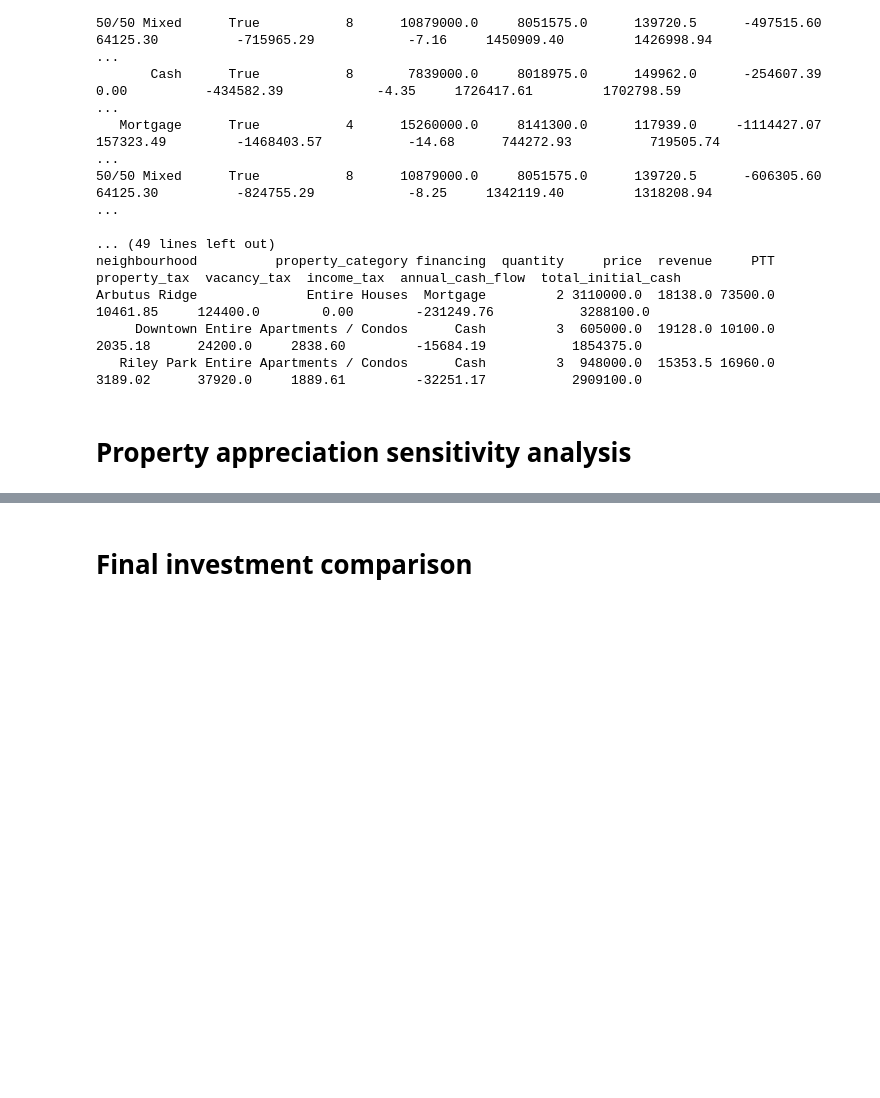
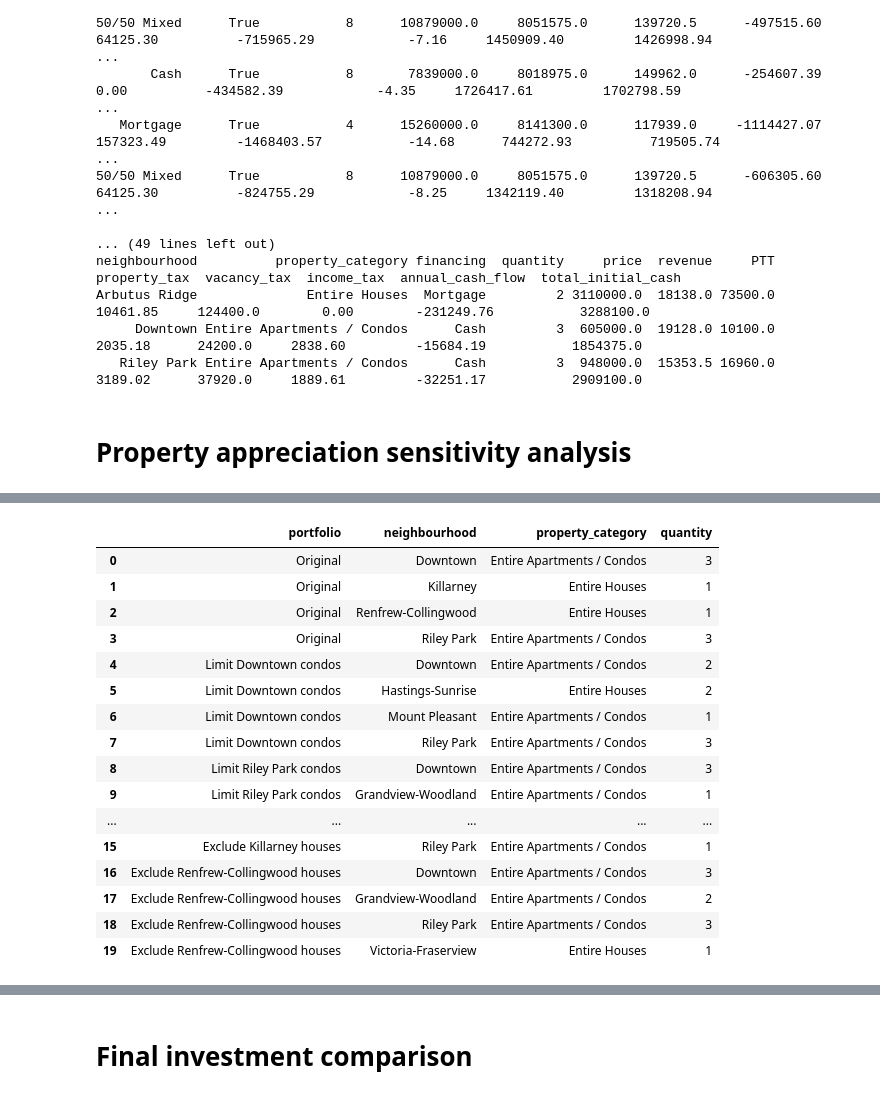
Before and after one commit to eMongoose/DSSS-DataJam-2026, a Jupyter notebook: models/model2/investment_roi.ipynb, the cells around one changed output, grey strips where cells are left out. Cells and saved outputs as stored; diff of their text form; code cells hidden in the pictures; blank space fills up the shorter version.

Commit message:
added 10 year projections, and added alternatives

```diff
--- a/models/model2/investment_roi.ipynb
+++ b/models/model2/investment_roi.ipynb
@@ -2054,0 +2078,83 @@ appreciation_results.to_csv(
+# %%
+# Compare the original portfolio with constrained alternatives
+
+city_eht, bc_svt = TAX_SCENARIOS["City EHT + BC SVT"]
+options = build_tax_options(city_eht, bc_svt)
+
+alternatives = {
+    "Original": {},
+    "Limit Downtown condos": {
+        ("Downtown", "Entire Apartments / Condos"): 2
+    },
+    "Limit Riley Park condos": {
+        ("Riley Park", "Entire Apartments / Condos"): 2
+    },
+    "Exclude Killarney houses": {
+        ("Killarney", "Entire Houses"): 0
+    },
+    "Exclude Renfrew-Collingwood houses": {
+        ("Renfrew-Collingwood", "Entire Houses"): 0
+    }
+}
+
+comparison_rows = []
+allocation_rows = []
+
+for name, caps in alternatives.items():
+
+    chosen, status = optimize_portfolio(
+        options,
+        strategy="Cash",
+        group_caps=caps
+    )
+
+    metrics = portfolio_metrics(chosen, name)
+
+    if not metrics["feasible"]:
+        print(name, ":", status)
+        continue
+
+    comparison_rows.append({
+        "portfolio": name,
+        "properties": metrics["properties"],
+        "initial_cash": metrics["initial_cash"],
+        "annual_revenue": metrics["2027_revenue"],
+        "annual_cash_flow": metrics["2027_cash_flow"],
+        "wealth_change": metrics["2027_wealth_change"],
+        "fund_roi_pct": metrics["fund_return_pct"]
+    })
+
+    allocation = chosen.copy()
+    allocation["portfolio"] = name
+    allocation_rows.append(allocation)
+
+portfolio_alternatives = pd.DataFrame(comparison_rows)
+
+alternative_allocations = pd.concat(
+    allocation_rows,
+    ignore_index=True
+)
+
+display(
+    portfolio_alternatives.sort_values(
+        "fund_roi_pct", ascending=False
+    ).round(2)
+)
+
+display(
+    alternative_allocations[
+        ["portfolio", "neighbourhood",
+         "property_category", "quantity"]
+    ]
+)
+
+portfolio_alternatives.to_csv(
+    "output/portfolio_alternatives.csv",
+    index=False
+)
+
+alternative_allocations.to_csv(
+    "output/alternative_allocations.csv",
+    index=False
+)
+# %% [output]
@@ -2054,0 +2167,17 @@ appreciation_results.to_csv(
+|  | portfolio | neighbourhood | property_category | quantity |
+| 0 | Original | Downtown | Entire Apartments / Condos | 3 |
+| 1 | Original | Killarney | Entire Houses | 1 |
+| 2 | Original | Renfrew-Collingwood | Entire Houses | 1 |
+| 3 | Original | Riley Park | Entire Apartments / Condos | 3 |
+| 4 | Limit Downtown condos | Downtown | Entire Apartments / Condos | 2 |
+| 5 | Limit Downtown condos | Hastings-Sunrise | Entire Houses | 2 |
+| 6 | Limit Downtown condos | Mount Pleasant | Entire Apartments / Condos | 1 |
+| 7 | Limit Downtown condos | Riley Park | Entire Apartments / Condos | 3 |
+| 8 | Limit Riley Park condos | Downtown | Entire Apartments / Condos | 3 |
+| 9 | Limit Riley Park condos | Grandview-Woodland | Entire Apartments / Condos | 1 |
+| ... | ... | ... | ... | ... |
+| 15 | Exclude Killarney houses | Riley Park | Entire Apartments / Condos | 1 |
+| 16 | Exclude Renfrew-Collingwood houses | Downtown | Entire Apartments / Condos | 3 |
+| 17 | Exclude Renfrew-Collingwood houses | Grandview-Woodland | Entire Apartments / Condos | 2 |
+| 18 | Exclude Renfrew-Collingwood houses | Riley Park | Entire Apartments / Condos | 3 |
+| 19 | Exclude Renfrew-Collingwood houses | Victoria-Fraserview | Entire Houses | 1 |
```
Also changed, not shown: parts of 7 cells of this notebook, 3 other files.
